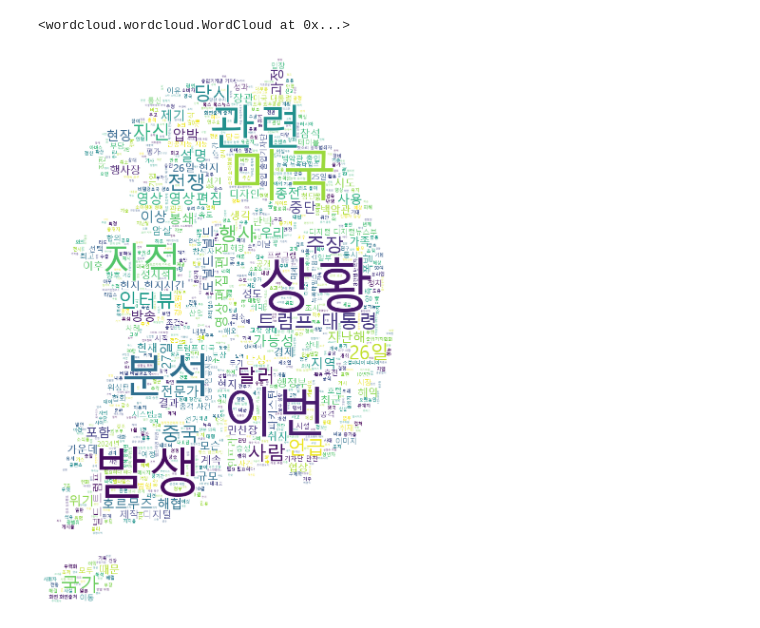
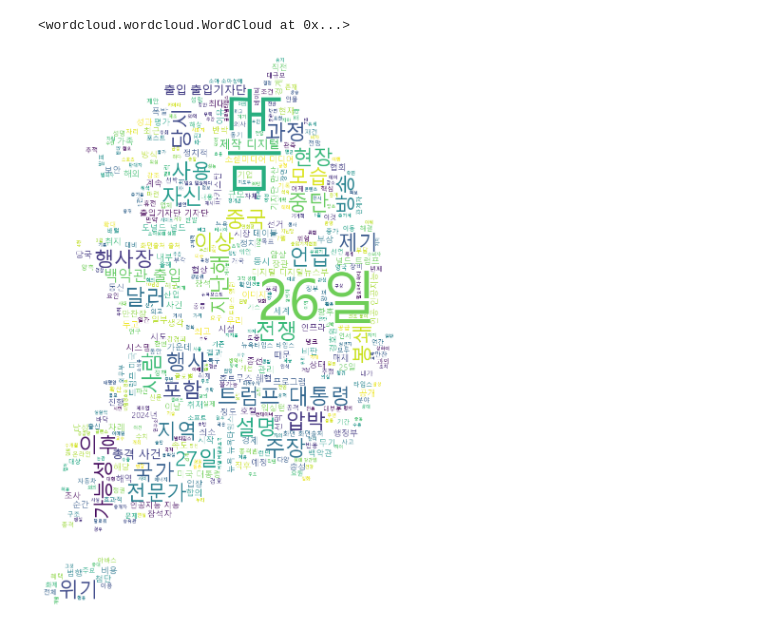
Before and after one commit to hjk7902/data, a Jupyter notebook: 5장. 텍스트 마이닝 - 5절. 연습문제(뉴스기사 크롤링 후 형태소분석과 워드 클라우드 그리기).ipynb, the cells around one changed output. Drawn from its saved outputs; the diff is of its cells as text; code cells hidden in the pictures.

```diff
--- a/5장. 텍스트 마이닝 - 5절. 연습문제(뉴스기사 크롤링 후 형태소분석과 워드 클라우드 그리기).ipynb
+++ b/5장. 텍스트 마이닝 - 5절. 연습문제(뉴스기사 크롤링 후 형태소분석과 워드 클라우드 그리기).ipynb
@@ -40,15 +31,24 @@ mask_ar = np.array(img)
+# %%
+stop_w = set(["연합뉴스", "연합", "기사문의", "문의", "앵커", "기자", "기사", "사진",
+              "뉴스", "제보", "닫기", "보도", "라인", "오늘", "시간", "준비", "이번",
+              "관련", "영상편집", "편집", "지적", "영상", "상황", "분석", "발생",
+              "현지", "현지시간", "인터뷰", "디자인"])
 # %%
-wordc = wc.WordCloud(font_path="C:/Windows/Fonts/malgun.ttf",
-                     stopwords=stop_w, max_words=1000, mask=mask_ar,
-                     background_color="white", relative_scaling=0.1)
-wordc.generate(' '.join(news_data))
+import numpy as np
+from wordcloud import WordCloud
+from PIL import Image
+img = Image.open("south_korea_4x.png").convert("RGBA")
+wordcloud = WordCloud(font_path="C:/Windows/Fonts/malgun.ttf",
+                      stopwords=stop_w, max_words=500, mask=np.array(img),
+                      background_color="white", relative_scaling=0.1)
+wordcloud.generate(' '.join(news_data))
 # %% [output]
 <wordcloud.wordcloud.WordCloud at 0x...>
 # %%
 import matplotlib.pyplot as plt
 plt.figure(figsize=(10,15))
-plt.imshow(wordc)
+plt.imshow(wordcloud, interpolation='bilinear')
 plt.axis('off')
 plt.show()
 # %% [output]
-[figure, old version]
+[figure, new version]
```
Also changed, not shown: parts of 3 cells of this notebook.
